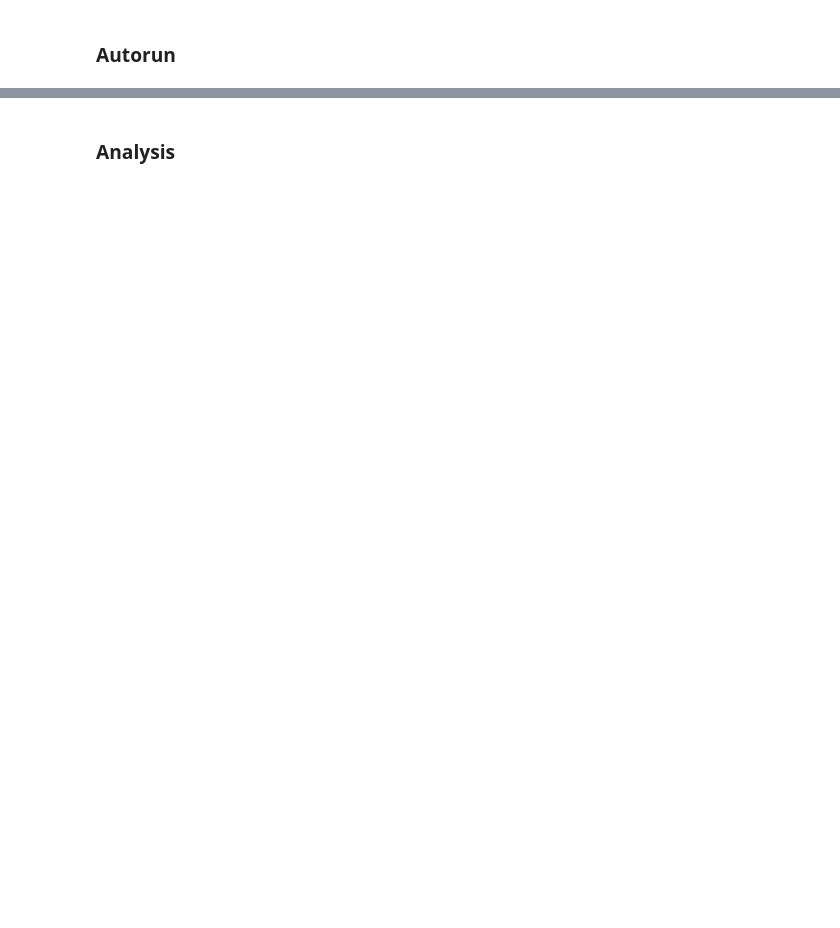
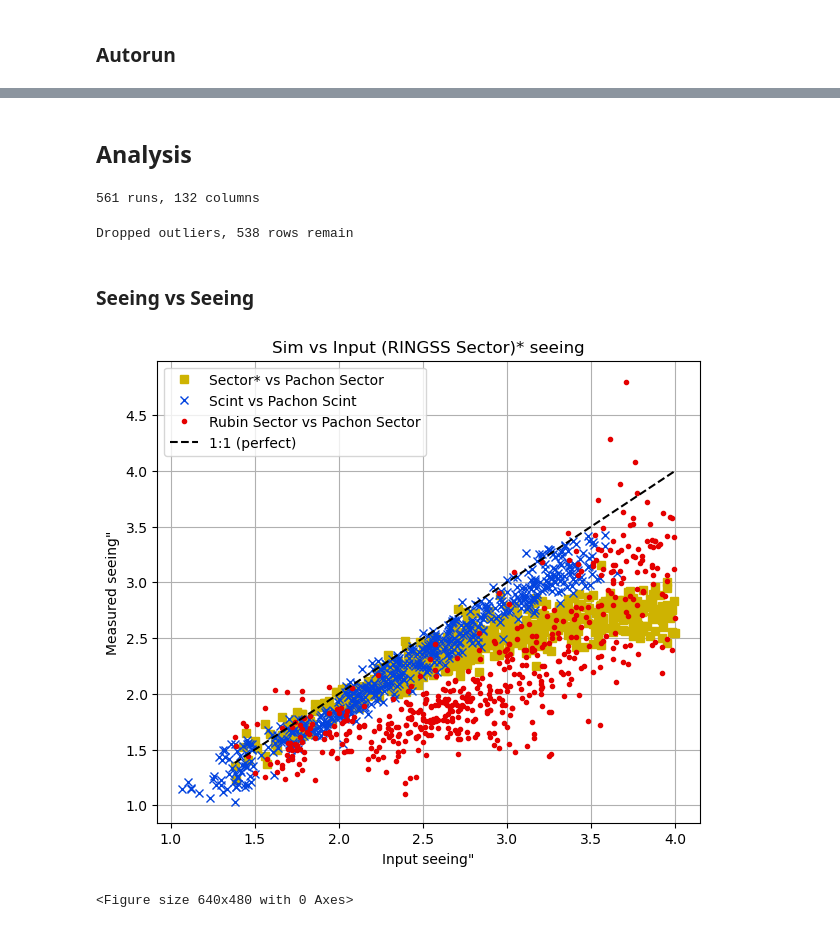
Before and after one commit to lsst-so/notebooks_dhurtado, a Jupyter notebook: notebooks/summit/rso-163/ringsim/simanalysis.ipynb, the cells around one changed output, grey strips where cells are left out. Cells and saved outputs as stored; diff of their text form; code cells hidden in the pictures; blank space fills up the shorter version.

```diff
--- a/notebooks/summit/rso-163/ringsim/simanalysis.ipynb
+++ b/notebooks/summit/rso-163/ringsim/simanalysis.ipynb
@@ -192,6 +222,16 @@ print(f'\nDone. {n} runs appended to {out} in {np.sum(times) / 60:.1f} min')
 # %% [markdown]
-### Analysis
+## Analysis
 # %%
 df_results = pd.read_csv('testsimul_results.csv')
 print(f'{len(df_results)} runs, {len(df_results.columns)} columns')
-df_results.head()
+# %% [output]
+561 runs, 132 columns
+# %%
+# Drop outliers
+max_see = 4  # arcsec
+df_results = df_results[df_results['input_seeing_arcsec'] <= max_see]
+print(f'Dropped outliers, {len(df_results)} rows remain')
+# %% [output]
+Dropped outliers, 538 rows remain
+# %% [markdown]
+### Seeing vs Seeing
@@ -198,15 +240,26 @@ df_results.head()
 # %%
 # Measured seeing vs. input seeing
 plt.figure(figsize=(7, 6))
-plt.plot(df_results['input_seeing_arcsec'], df_results['see_arcsec'],  'o', label='see (scintillation profile)')
-plt.plot(df_results['input_seeing_arcsec'], df_results['see2_arcsec'], 's', label='see2 (sector motion)')
+#plt.plot(df_results['input_seeing_arcsec'], df_results['see_arcsec'],  'o', label='Scint vs Pachon Sector')
 
-lims = [df_results['input_seeing_arcsec'].min(), df_results['input_seeing_arcsec'].max()]
+plt.plot(df_results['input_seeing_arcsec'], df_results['see2_arcsec'],
+         's', color='xkcd:mustard', label='Sector* vs Pachon Sector')
+
+plt.plot(df_results['see_arcsec'], df_results['obs_fwhmScintillation'],
+         'x', color='xkcd:blue', label='Scint vs Pachon Scint')
+
+plt.plot(df_results['input_seeing_arcsec'], df_results['obs_fwhmDIMM'],
+         '.', color='xkcd:red', label='Rubin Sector vs Pachon Sector')
+
+lims = [df_results['input_seeing_arcsec'].min(), int(df_results['input_seeing_arcsec'].min()) + 3]
 plt.plot(lims, lims, 'k--', label='1:1 (perfect)')
 
 plt.xlabel('Input seeing"')
 plt.ylabel('Measured seeing"')
-plt.title('Sim vs Input seeing')
+plt.title('Sim vs Input (RINGSS Sector)* seeing')
 plt.legend()
 plt.grid(True)
 plt.show()
+# %% [output]
+[figure, added]
+<Figure size 640x480 with 0 Axes>
```
Also changed, not shown: parts of 10 cells of this notebook.
